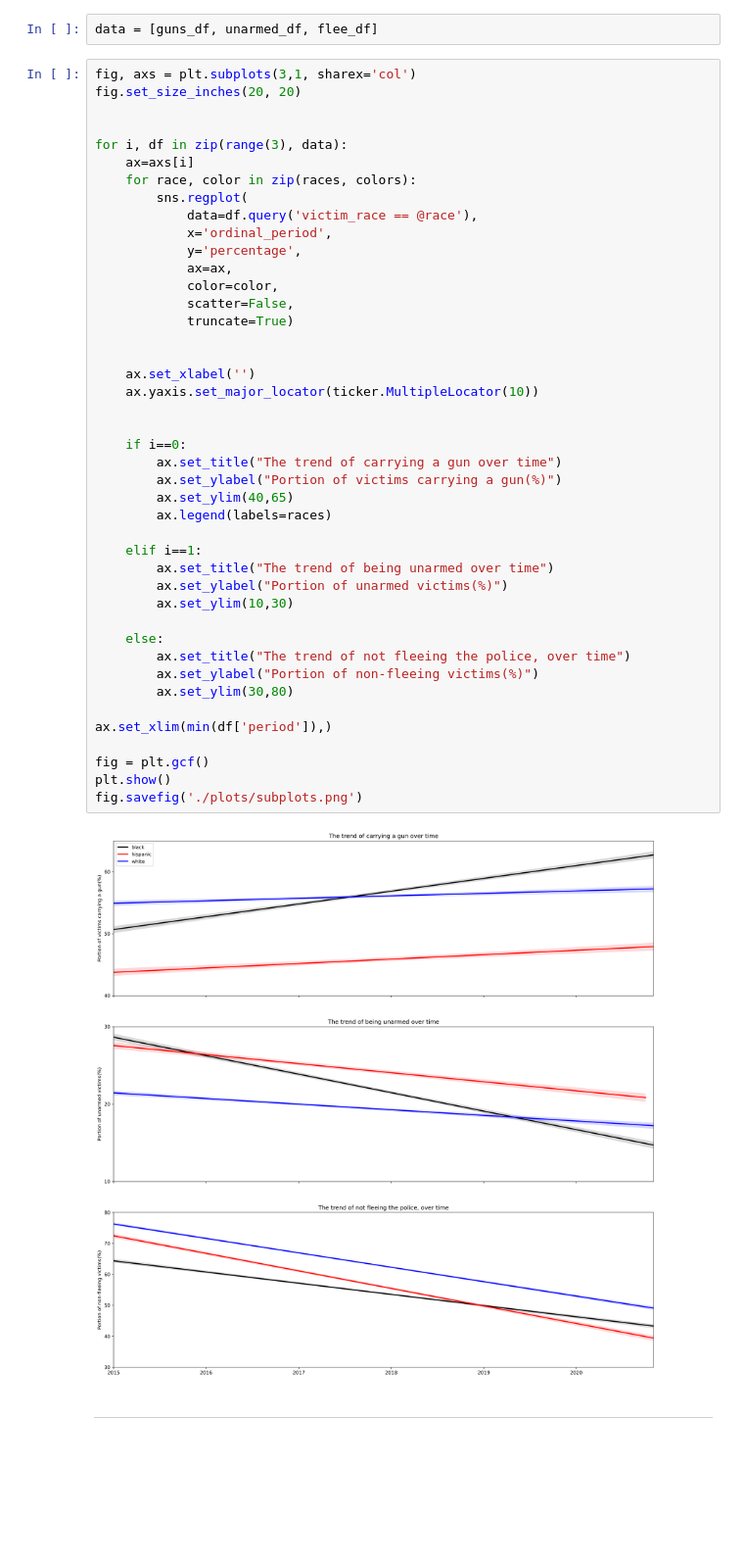
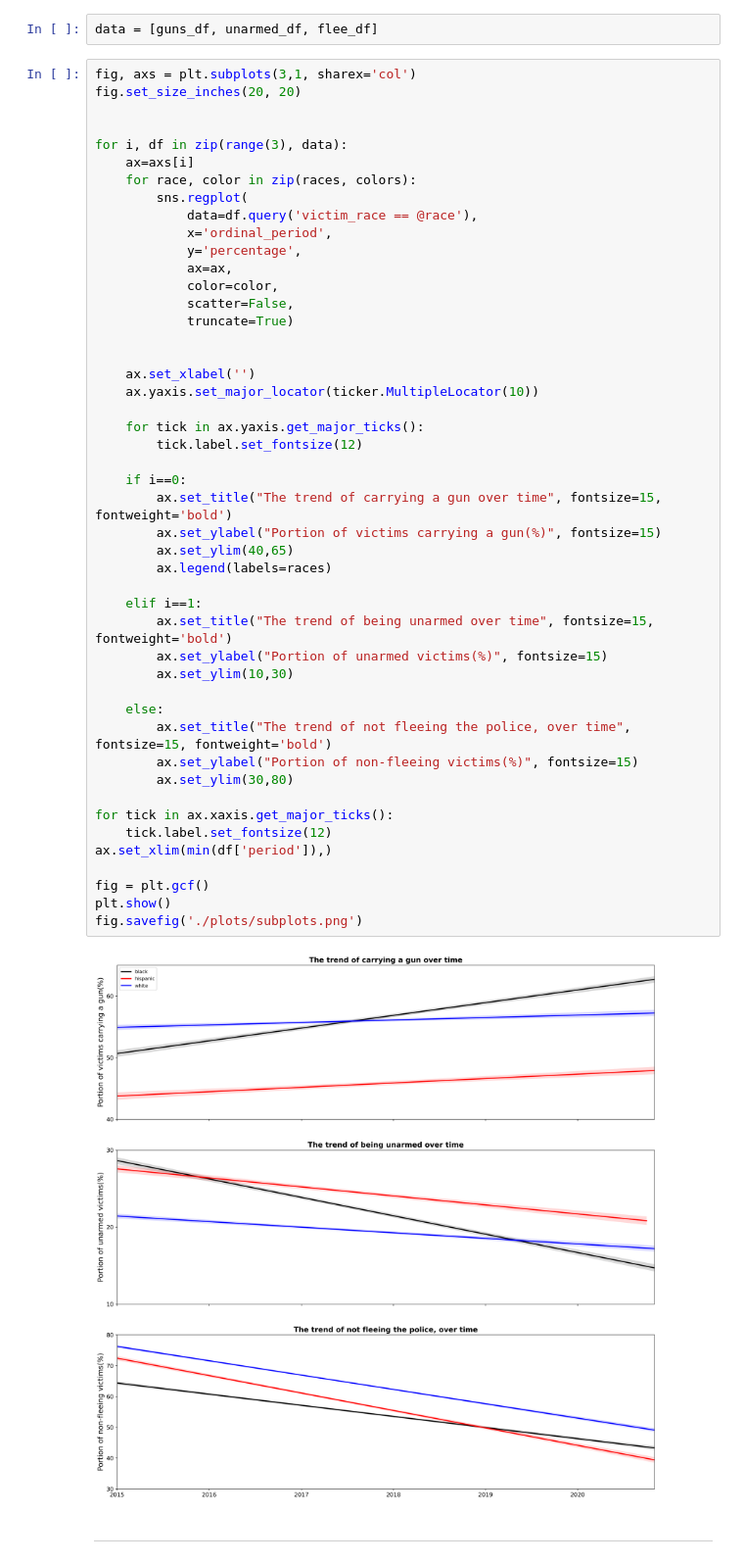
Before and after one commit to epfl-ada/ada-2020-project-milestone-p3-p3_badass, a Jupyter notebook: behavior_evolution.ipynb, the cells around one changed output. Shown: that part at 98% size. Drawn from its saved outputs; the diff is of its cells as text; blank space fills up the shorter version.

```diff
--- a/behavior_evolution.ipynb
+++ b/behavior_evolution.ipynb
@@ -131,39 +131,43 @@ for i, df in zip(range(3), data):
         sns.regplot(
             data=df.query('victim_race == @race'),
             x='ordinal_period',
             y='percentage',
             ax=ax,
             color=color,
             scatter=False,
             truncate=True)
 
 
     ax.set_xlabel('')
     ax.yaxis.set_major_locator(ticker.MultipleLocator(10))
 
+    for tick in ax.yaxis.get_major_ticks():
+        tick.label.set_fontsize(12)
 
     if i==0:
-        ax.set_title("The trend of carrying a gun over time")
-        ax.set_ylabel("Portion of victims carrying a gun(%)")
+        ax.set_title("The trend of carrying a gun over time", fontsize=15, fontweight='bold')
+        ax.set_ylabel("Portion of victims carrying a gun(%)", fontsize=15)
         ax.set_ylim(40,65)
         ax.legend(labels=races)
 
     elif i==1:
-        ax.set_title("The trend of being unarmed over time")
-        ax.set_ylabel("Portion of unarmed victims(%)")
+        ax.set_title("The trend of being unarmed over time", fontsize=15, fontweight='bold')
+        ax.set_ylabel("Portion of unarmed victims(%)", fontsize=15)
         ax.set_ylim(10,30)
 
     else:
-        ax.set_title("The trend of not fleeing the police, over time")
-        ax.set_ylabel("Portion of non-fleeing victims(%)")
+        ax.set_title("The trend of not fleeing the police, over time", fontsize=15, fontweight='bold')
+        ax.set_ylabel("Portion of non-fleeing victims(%)", fontsize=15)
         ax.set_ylim(30,80)
 
+for tick in ax.xaxis.get_major_ticks():
+    tick.label.set_fontsize(12)
 ax.set_xlim(min(df['period']),)
 
 fig = plt.gcf()
 plt.show()
 fig.savefig('./plots/subplots.png')
 # %% [output]
-[figure, old version]
+[figure, new version]
 # %% [markdown]
 ***
```
Also changed, not shown: parts of 3 cells of this notebook, 3 other files.
